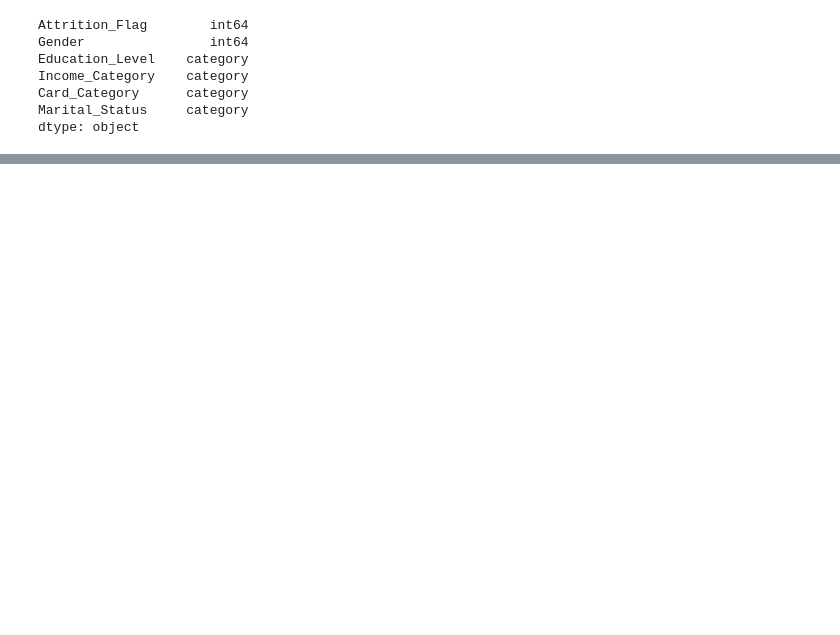
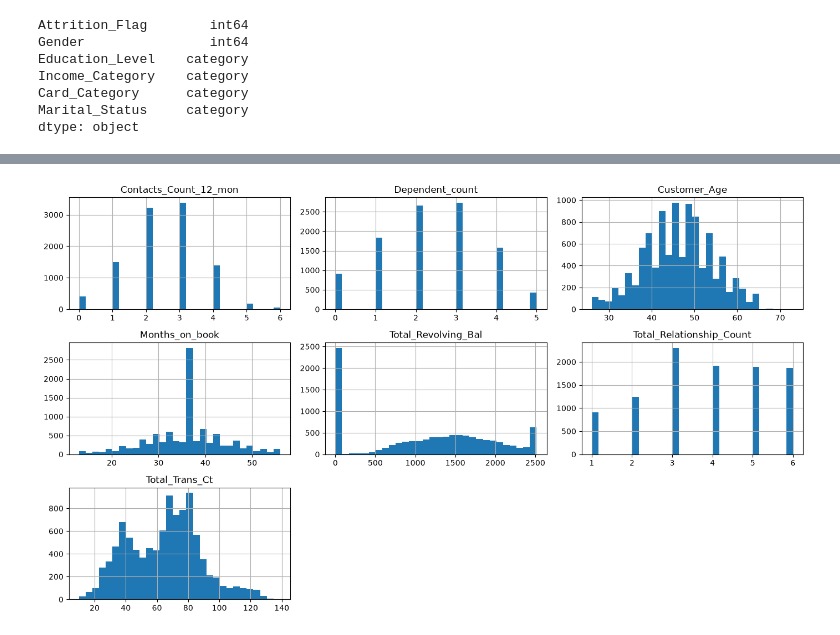
Before and after one commit to Dende8/Credit_Card_Churners, a Jupyter notebook: notebooks/preprocessing.ipynb, the cells around one changed output, grey strips where cells are left out. Cells and saved outputs as stored; diff of their text form; code cells hidden in the pictures; blank space fills up the shorter version.

Commit message:
Decisión de método para detección de outliers
Se investiga el campo Months_on_book por posible relleno de datos sintéticos

```diff
--- a/notebooks/preprocessing.ipynb
+++ b/notebooks/preprocessing.ipynb
@@ -3,5 +3,11 @@
 # %%
+#%pip install matplotlib scipy seaborn
 import pandas as pd
+import matplotlib.pyplot as plt
+from scipy.stats import chi2_contingency
+import seaborn as sns
+
 pd.set_option('display.max_columns', None)
 
 df_clean = pd.read_csv('../data/raw/BankChurners.csv')
+df_clean = df_clean.iloc[:, :-2]
@@ -66,0 +118,10 @@ dtype: object
+# %%
+candidatas = ['Contacts_Count_12_mon', 'Dependent_count', 'Customer_Age',
+              'Months_on_book', 'Total_Revolving_Bal',
+              'Total_Relationship_Count', 'Total_Trans_Ct']
+
+df_clean[candidatas].hist(bins=30, figsize=(14, 8))
+plt.tight_layout()
+plt.show()
+# %% [output]
+[figure, added]
```
Also changed, not shown: parts of 18 cells of this notebook, 1 other file.
